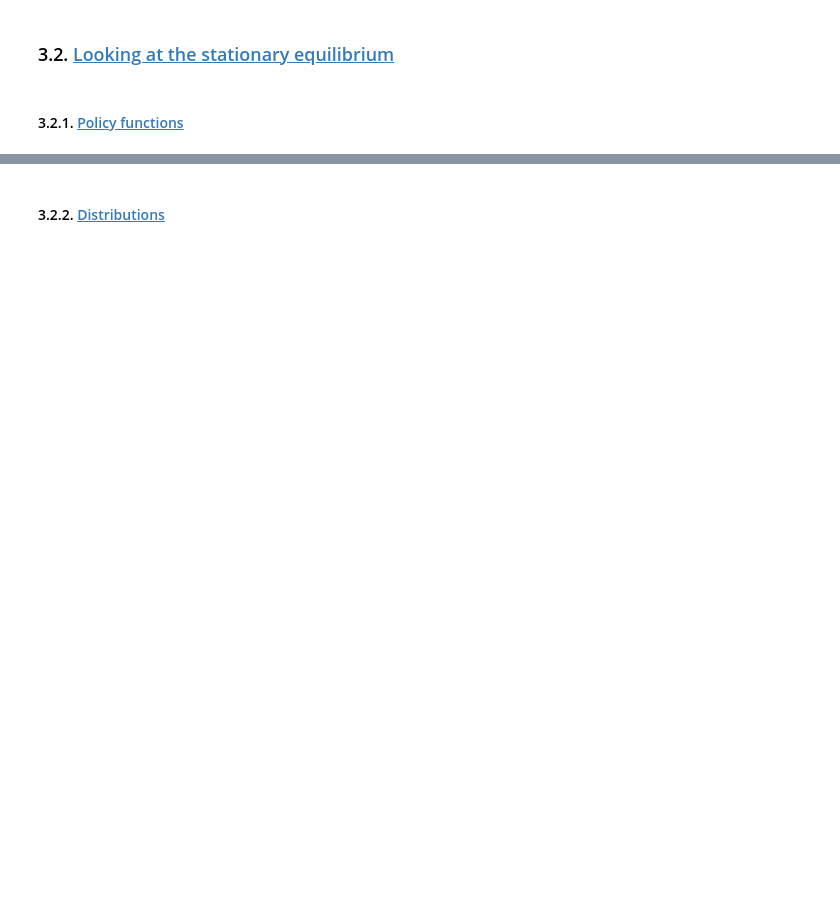
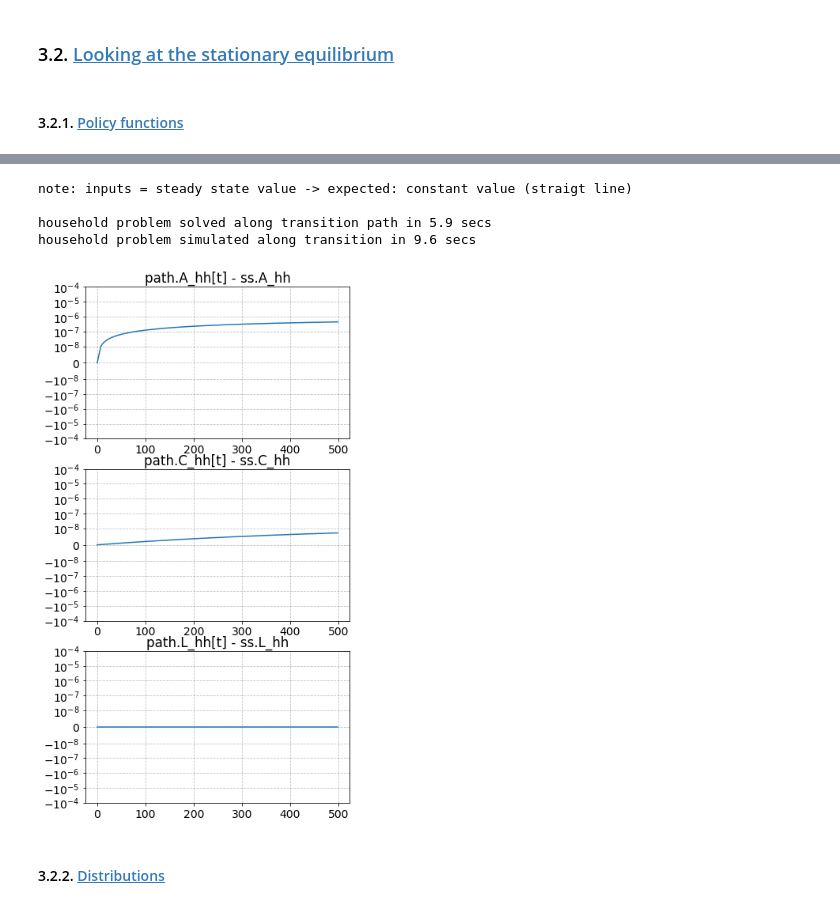
Before and after one commit to Bernseng/AdvMacroHet, a Jupyter notebook: Assignments/Assignment_I/Stationary-Equilibrium.ipynb, the cells around one changed output, grey strips where cells are left out. Saved outputs shown, nothing was run; the diff lists cells and outputs as text; code cells hidden in the pictures; blank space fills up the shorter version.

```diff
--- a/Assignments/Assignment_I/Stationary-Equilibrium.ipynb
+++ b/Assignments/Assignment_I/Stationary-Equilibrium.ipynb
@@ -212,0 +271,8 @@ for i_beta,beta in enumerate(par.beta_grid):
+# %%
+model.test_hh_path()
+# %% [output]
+note: inputs = steady state value -> expected: constant value (straigt line)
+
+household problem solved along transition path in 5.9 secs
+household problem simulated along transition in 9.6 secs
+[figure, added]
```
Also changed, not shown: parts of 18 cells of this notebook, 11 other files.
